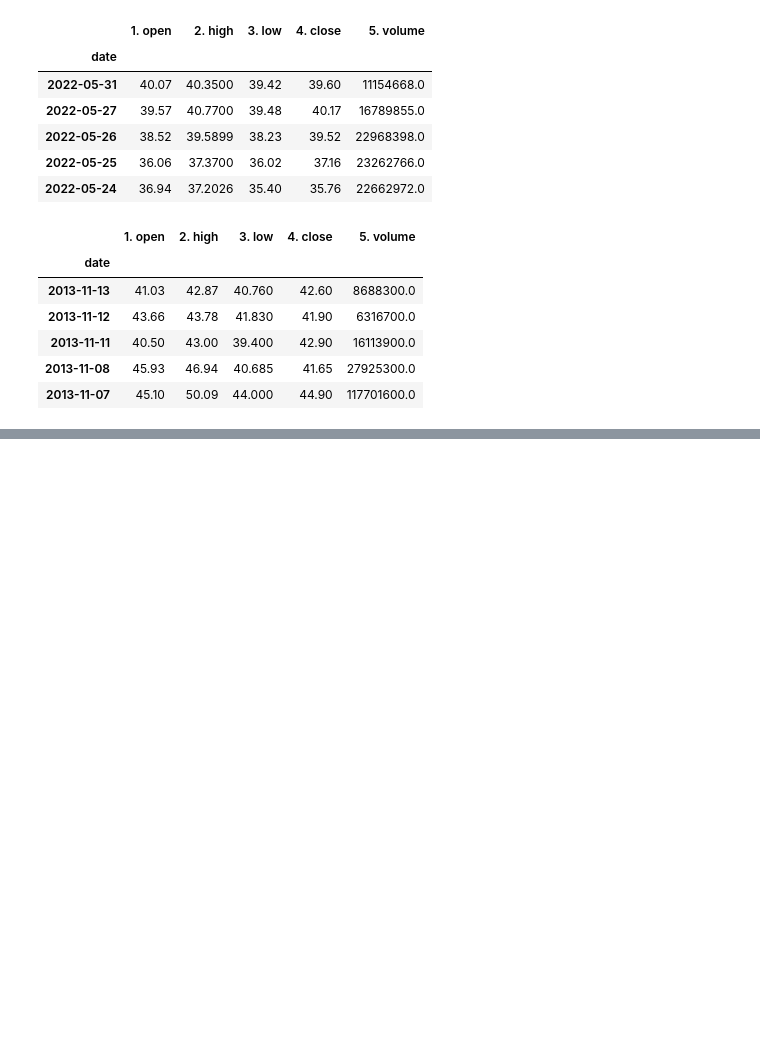
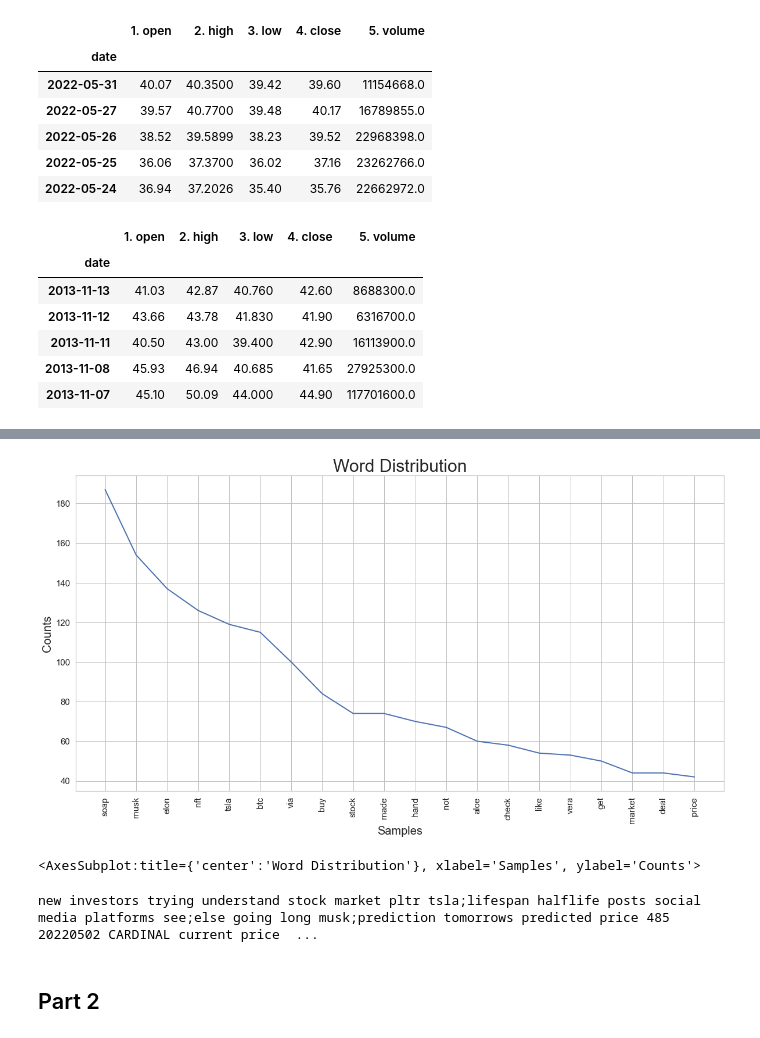
Before and after one commit to StockJanitor/CIS63_NLPTimeSeries, a Jupyter notebook: index.ipynb, the cells around one changed output, grey strips where cells are left out. Saved outputs shown, nothing was run; the diff lists cells and outputs as text; code cells hidden in the pictures; blank space fills up the shorter version.

Commit message:
complete part1

```diff
--- a/index.ipynb
+++ b/index.ipynb
@@ -271,0 +495,4 @@ info.tail()
+# %%
+# join text as sentence
+master_df6['text'] = master_df6.text.apply(lambda x : ' '.join(x))
+master_df6.head()
@@ -271,0 +506,4 @@ info.tail()
+# %%
+# remove stopwords and puncturations
+master_df6['text'] = master_df6.text.apply(lambda x : get_text_processing(x))
+master_df6.head()
@@ -271,0 +517,11 @@ info.tail()
+# %%
+# obtain unique tweets
+master_df7 = master_df6.drop_duplicates(subset='text',keep='last')
+master_df7.shape
+# list # obtain word pool of unique tweets
+wordpool = list(master_df7.text)
+# string - joiin each sentence
+wordpool3 = ' '.join(wordpool)
+# list of words - split into words
+wordpool2 = wordpool3.split(' ')
+len(wordpool2)
@@ -271,0 +530,3 @@ info.tail()
+# %%
+wordcountset = FreqDist(wordpool2)
+wordcountset.most_common(20)
@@ -271,0 +554,12 @@ info.tail()
+# %%
+plt.figure(figsize=(20,10))
+# Annotation
+plt.xlabel('Words', fontsize=20)
+plt.ylabel('Counts', fontsize = 20)
+plt.yticks(fontsize=15)
+plt.xticks(fontsize=15,rotation=90)
+plt.title('Word Distribution', fontsize=30)
+wordcountset.plot(20)
+# %% [output]
+[figure, added]
+<AxesSubplot:title={'center':'Word Distribution'}, xlabel='Samples', ylabel='Counts'>
@@ -271,0 +574,15 @@ info.tail()
+# %%
+nlp = spacy.load('en_core_web_lg')
+
+# list # obtain word pool of unique tweets
+nerpool = list(master_df7.text)
+# string - joiin each sentence
+nerpool2 = ';'.join(nerpool)
+
+doc_q = nlp(nerpool2)
+
+displacy.render(doc_q, style='ent', jupyter=True)
+# %% [output]
+new investors trying understand stock market pltr tsla;lifespan halflife posts social media platforms see;else going long musk;prediction tomorrows predicted price 485 20220502 CARDINAL current price  ...
+# %% [markdown]
+## Part 2
```
Also changed, not shown: parts of 31 cells of this notebook, 1 other file.
